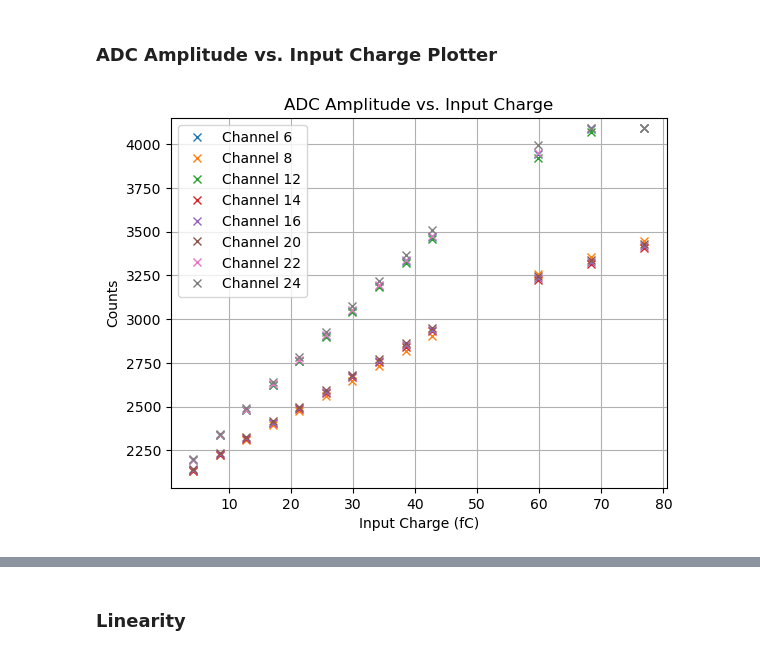
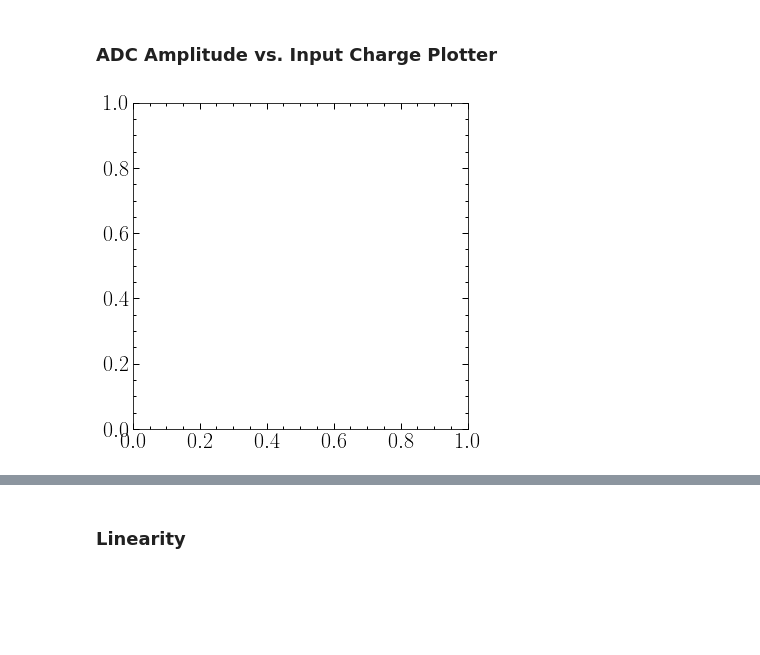
Before and after one commit to svanikt/GRAMS, a Jupyter notebook: pGRAMS Readout Analysis.ipynb, the cells around one changed output, grey strips where cells are left out. Cells and saved outputs as stored; diff of their text form; code cells hidden in the pictures; blank space fills up the shorter version.

```diff
--- a/pGRAMS Readout Analysis.ipynb
+++ b/pGRAMS Readout Analysis.ipynb
@@ -55,24 +77,24 @@ if overlay == 1:
 
 for filename in file_list:
     # open file and extract tree into a pandas dataframe
-    file = uproot.open(f"{GRAMSdir}/outfile_{filename}.root")
+    file = uproot.open(f"{GRAMSdir}/outfile_{filename}bkp.root")
     tree = file["adc_tree"]
-    df = tree.arrays(library="pd")
+    df = tree.arrays(library="np")
 
     # slice dataframe for desired channel, FEM, and event
-    slice_df = df[(df['fem_id'] == fem_id) & (df['event_id'] == event_id) & (df['channel_id'] == active_ch)]
+    mask = (df['fem_id'] == fem_id) & (df['event_id'] == event_id) & (df['channel_id'] == active_ch)
 
     # create time axis (2 MHz sampling rate -> 0.5 us steps)
-    time = 0.5*(slice_df.index - slice_df.index.min())
+    time = 0.5*(np.asarray(slice_df.index) - np.asarray(slice_df.index.min()))
 
     # plot
     if overlay == 1:
         # if overlay is enabled, plot on the same figure
-        plt.plot(time, slice_df['adc_count'], label=f'Run {filename}')
+        plt.plot(time, df['adc_count'][mask], label=f'Run {filename}')
     else:
         # if overlay is disabled, new figure for each run
         plt.figure()
-        plt.plot(time, slice_df['adc_count'])
+        plt.plot(time, df['adc_count'][mask])
         plt.title(f'ADC Counts for Channel {active_ch}, Event {event_id}, Run {filename}')
         plt.xlabel('Time (us)')
         plt.ylabel('ADC Counts')
@@ -115,62 +133,40 @@ overlay = 1 # set to 0 for individual plots, 1 for overlaid plots
 # read file_id into dataframe
 csv = pd.read_csv(file_id)
 
 #initialize figure
-if overlay == 1:
-    ampQ, ax = plt.subplots()
+#if overlay == 1:
+#    ampQ, ax = plt.subplots()
 
+Q = dict()
+peaks = dict()
 for ch in active_ch:
     # extract file_list for given channel
     slice_ch = csv[csv.iloc[:,2].isin([ch])]
     file_list = slice_ch.iloc[:,0].tolist()
 
     # extract pulse heights in mV for this file_list
     slice_mV = csv[csv.iloc[:, 0].isin(file_list)]
     mV = slice_mV.iloc[:, 1].tolist()
 
     # convert to charge
     Vdiv = (1/11) # preamp voltage divider
     Cin = 1 # preamp input capacitance, in pF
-    Q = (np.array(mV) * Vdiv * 10**-3) * (Cin * 10**-12) * 10**15 # charge in fC
+    Q[ch] = (np.array(mV) * Vdiv * 10**-3) * (Cin * 10**-12) * 10**15 # charge in fC
 
-    peaks = []
+    peaks[ch] = []
     for filename in tqdm.tqdm(file_list, desc=f'analyzing channel {ch}', total=len(file_list)):
         # open file and extract tree into a pandas dataframe
         file = uproot.open(f"{GRAMSdir}/outfile_{filename}.root")
         tree = file["adc_tree"]
         df = tree.arrays(library="pd")
 
         # slice dataframe for desired FEM and channel, find max height for each event
         slice_df = df[(df['fem_id'] == fem_id) & (df['channel_id'] == ch)]
         grouped = slice_df.groupby('event_id')
         max_counts = grouped['adc_count'].max()
-        average_max = peaks.append(max_counts.mean())
+        average_max = peaks[ch].append(max_counts.mean())
 
-    # standard deviation
-    std_dev = np.std(peaks)
-
-    if overlay == 1:
-        # if overlay is enabled, plot on the same figure
-        ax.plot(Q, peaks, marker='x', linestyle='None', label=f'Channel {ch}')
-    else:
-        # if overlay is disabled, new figure for each run
-        plt.figure()
-        plt.plot(Q, peaks, marker='x', linestyle='None')
-        plt.title(f'ADC Amplitude vs. Input Charge, Channel {ch}')
-        plt.xlabel('Input Charge (fC)')
-        plt.ylabel('Counts')
-        plt.ylim(plt.ylim()[0], 4150)
-        plt.grid(True)
-        plt.show()
-
-# show legend if overlay is enabled
-if overlay == 1:
-    ax.set_title('ADC Amplitude vs. Input Charge')
-    ax.set_xlabel('Input Charge (fC)')
-    ax.set_ylabel('Counts')
-    ax.set_ylim(ax.get_ylim()[0], 4150)
-    ax.legend()
-    ax.grid(True)
-    ampQ
+#     # standard deviation
+#     std_dev = np.std(peaks)
 # %% [output]
-[figure, old version]
+[figure, new version]
```
Also changed, not shown: parts of 9 cells of this notebook.
